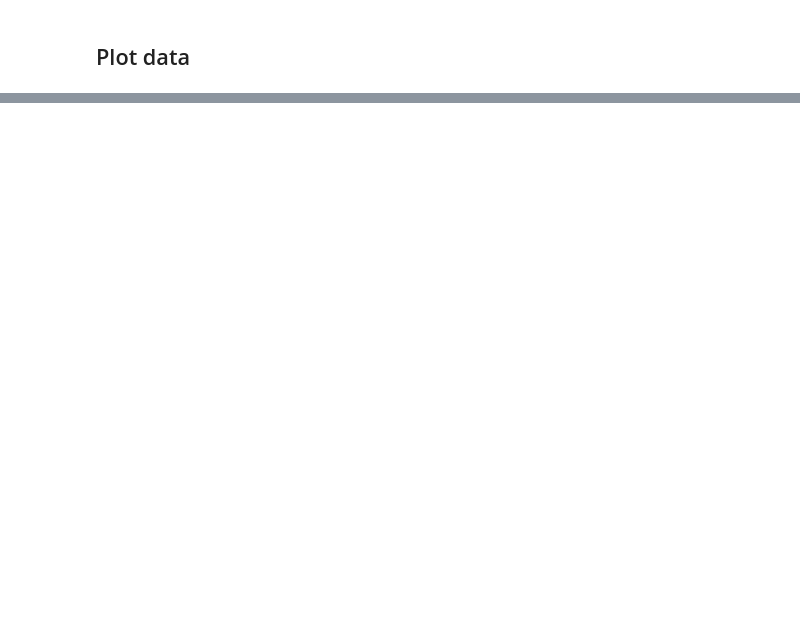
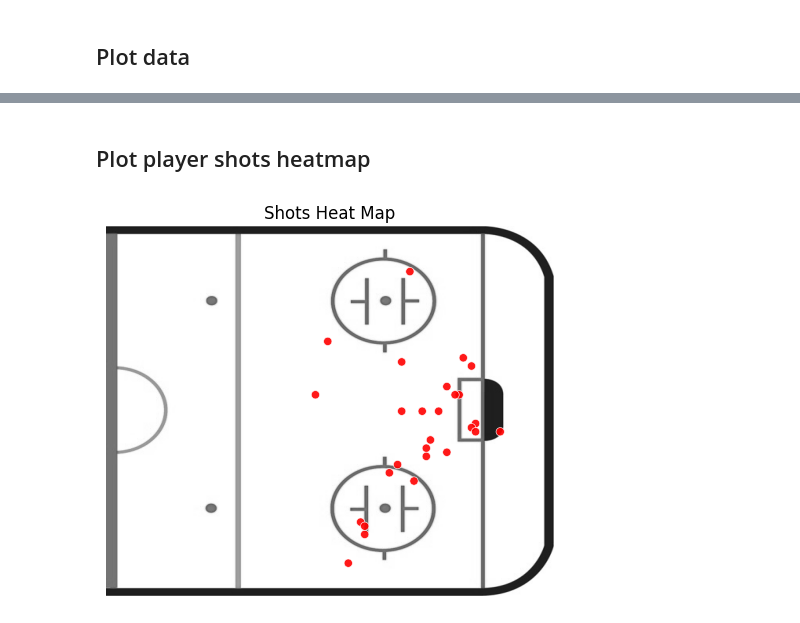
Before and after one commit to jardabezdek/ffc-backend, a Jupyter notebook: notebooks/playground/20240616_06_xG_model.ipynb, the cells around one changed output, grey strips where cells are left out. Drawn from its saved outputs; the diff is of its cells as text; code cells hidden in the pictures; blank space fills up the shorter version.

```diff
--- a/notebooks/playground/20240616_06_xG_model.ipynb
+++ b/notebooks/playground/20240616_06_xG_model.ipynb
@@ -58,3 +188,7 @@ df.tail()
 # %% [markdown]
 ## Create features
+# %%
+# season
+
+df["season"] = df.game_id.astype(str).str[:4].astype(int)
 # %%
@@ -159,0 +551,24 @@ plt.show()
+# %%
+# define X and y columns
+
+X_cols = [*numerical_columns, *categorical_columns]
+y_col = "is_goal"
+# %%
+# fit a pipeline object on the whole data set
+
+pipeline = Pipeline(
+    steps=[
+        ("column_transformer", column_transformer),
+        # ("model", LogisticRegression(max_iter=10_000)),
+        ("model", DecisionTreeClassifier(max_depth=18)),
+        # ("model", KNeighborsClassifier()),
+        # ("model", GradientBoostingClassifier()),
+    ]
+)
+
+pipeline.fit(
+    # X=df[X_cols],
+    # y=df[y_col],
+    X=df.loc[(df.x_coord_norm >= 0) & (df.shooting_player_id.isin(filtered_players)), X_cols],
+    y=df.loc[(df.x_coord_norm >= 0) & (df.shooting_player_id.isin(filtered_players)), y_col],
+)
@@ -159,0 +594,9 @@ plt.show()
+# %%
+# evaluate model performance
+
+preds_col = "model_4_preds"
+
+df[preds_col] = pipeline.predict_proba(df[X_cols])[:, 1]
+
+df_per_game_stats = get_df_per_game_stats(df=df, preds_col=preds_col)
+evaluate_model_performance(df=df, df_per_game_stats=df_per_game_stats, preds_col=preds_col)
@@ -159,0 +782,12 @@ plt.show()
+# %% [markdown]
+## Plot player shots heatmap
+# %%
+plot_heatmap(
+    # df=df.loc[df.shooting_player_id == 8479619],
+    df=df.loc[(df.shooting_player_id == 8479619) & (df.event_type == "goal")],
+    # df=df.loc[(df.shooting_player_id == 8479619) & (df.event_type.isin(["goal", "shot-on-goal"]))],
+    title="Shots Heat Map",
+    alpha=0.9,
+)
+# %% [output]
+[figure, added]
```
Also changed, not shown: parts of 45 cells of this notebook, 8 other files.
